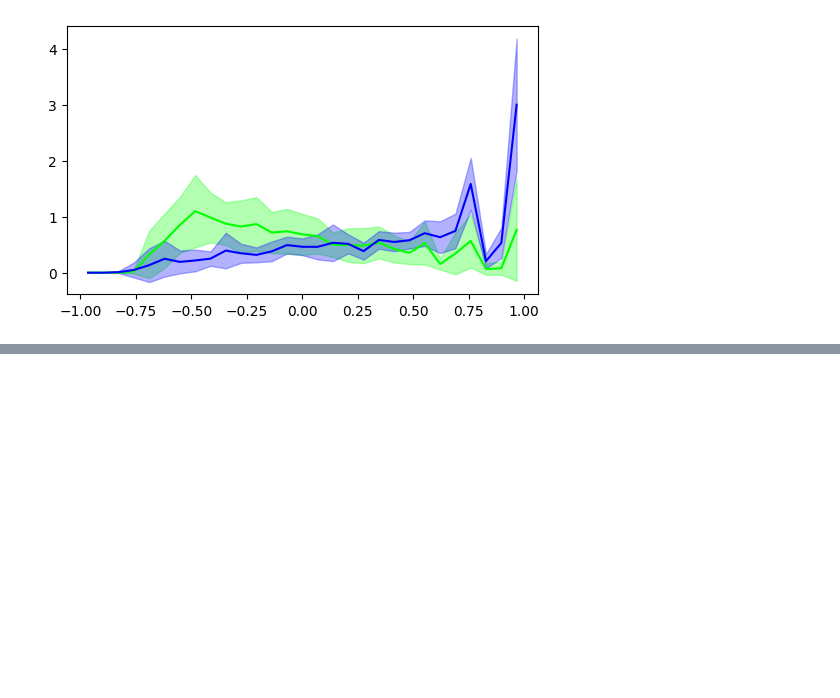
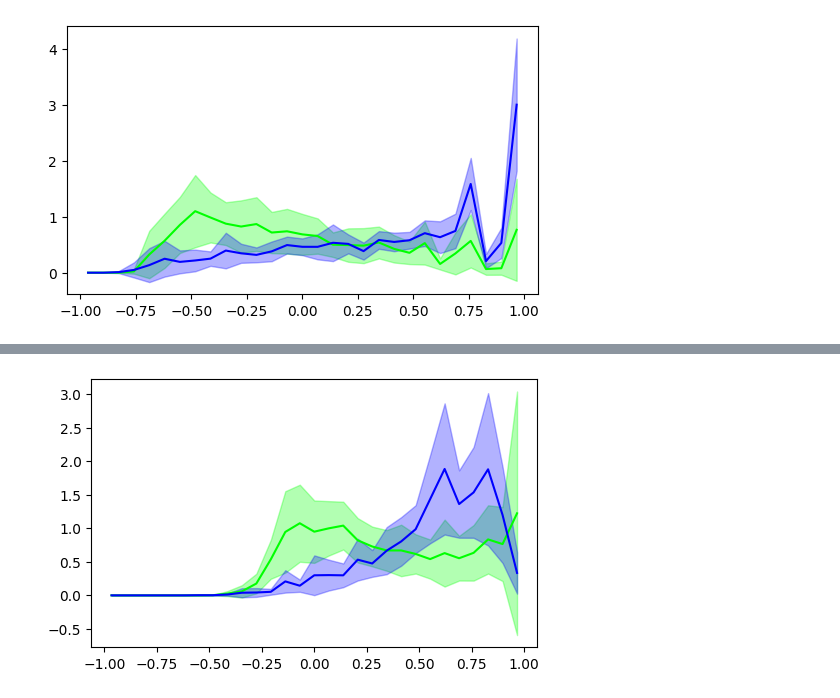
Before and after one commit to Jhko725/desmin-sarcomere-interior, a Jupyter notebook: notebooks/coordinate_based_colocalization.ipynb, the cells around one changed output, grey strips where cells are left out. Saved outputs shown, nothing was run; the diff lists cells and outputs as text; code cells hidden in the pictures; blank space fills up the shorter version.

```diff
--- a/notebooks/coordinate_based_colocalization.ipynb
+++ b/notebooks/coordinate_based_colocalization.ipynb
@@ -418,0 +702,18 @@ def powspace(start, stop, num, exponent: int):
+# %%
+fig, ax = plt.subplots(1, 1, figsize=(5, 3), constrained_layout=True)
+ax = line_and_bandplot(
+    ax,
+    0.5 * (score_bins[1:] + score_bins[:-1]),
+    np.mean(kcbc_hist_actinin, axis=0),
+    np.std(kcbc_hist_actinin, axis=0),
+    color=COLOR_DICT["actinin"],
+)
+ax = line_and_bandplot(
+    ax,
+    0.5 * (score_bins[1:] + score_bins[:-1]),
+    np.mean(kcbc_hist_actin, axis=0),
+    np.std(kcbc_hist_actin, axis=0),
+    color=COLOR_DICT["actin"],
+)
+# %% [output]
+[figure, added]
```
Also changed, not shown: parts of 28 cells of this notebook.
